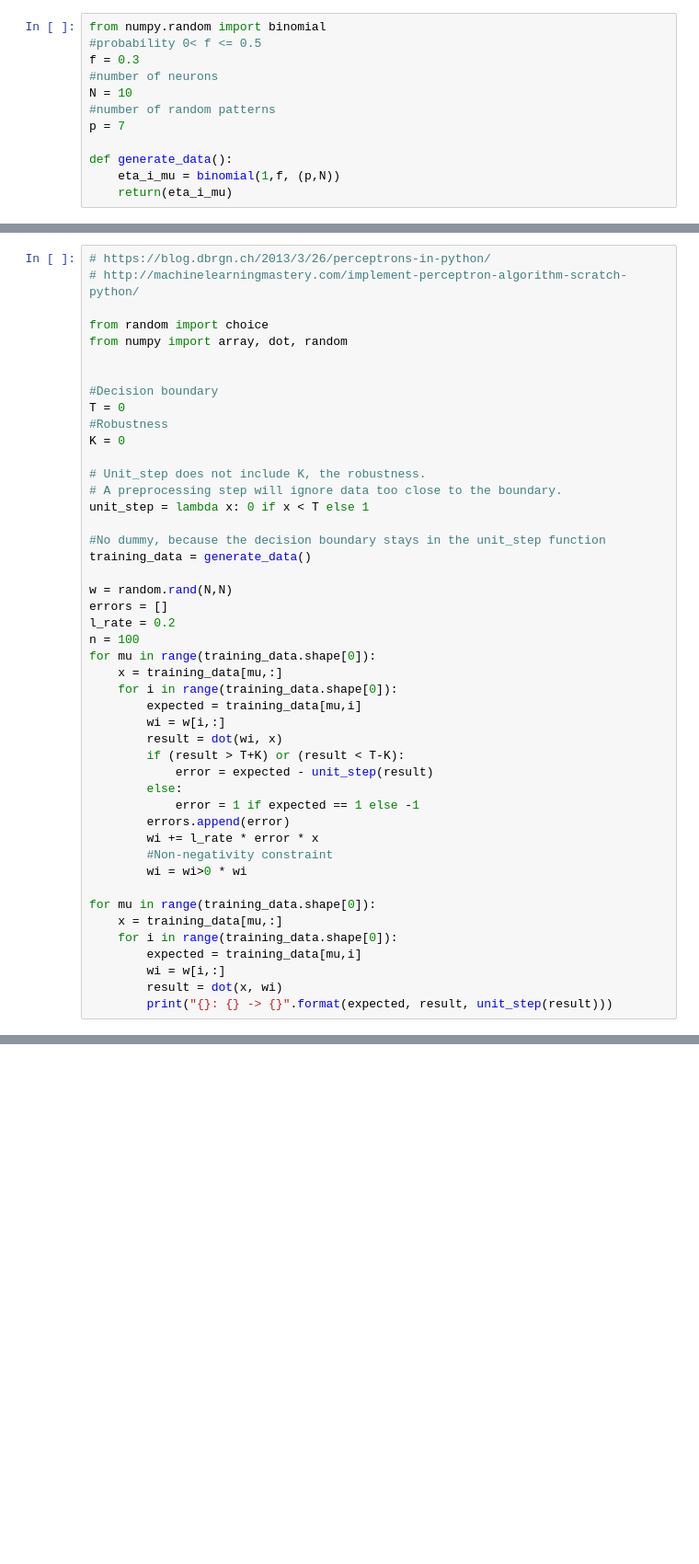
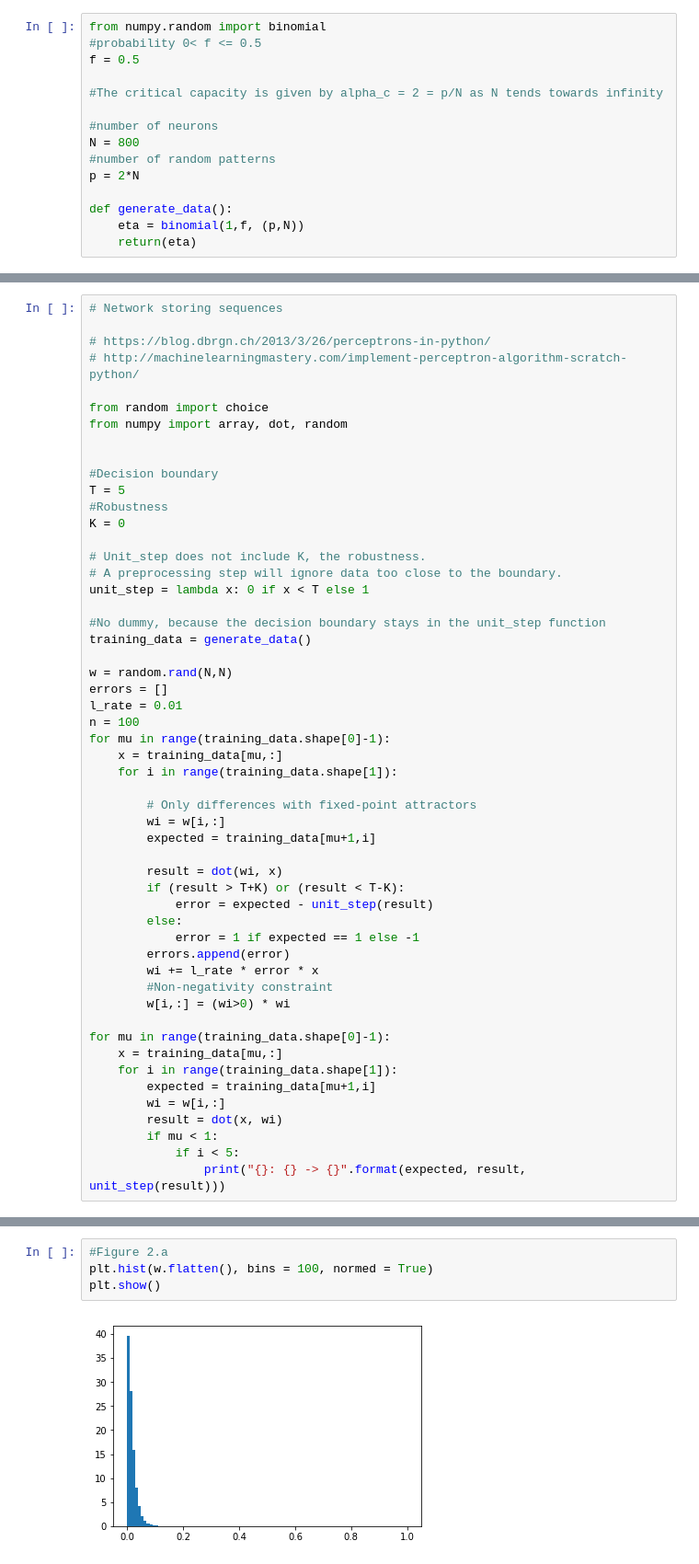
Before and after one commit to jlamweil/cortex-connect, a Jupyter notebook: main.ipynb, the cells around one changed output, grey strips where cells are left out. Shown at 92% size. Saved outputs shown, nothing was run; the diff lists cells and outputs as text; blank space fills up the shorter version.

Commit message:
added a few viz, erdnos redyi graph

```diff
--- a/main.ipynb
+++ b/main.ipynb
@@ -1,12 +5,15 @@
 # %%
 from numpy.random import binomial
 #probability 0< f <= 0.5
-f = 0.3
+f = 0.5
+
+#The critical capacity is given by alpha_c = 2 = p/N as N tends towards infinity
+
 #number of neurons
-N = 10
+N = 800
 #number of random patterns
-p = 7
+p = 2*N
 
 def generate_data():
-    eta_i_mu = binomial(1,f, (p,N))
-    return(eta_i_mu)
+    eta = binomial(1,f, (p,N))
+    return(eta)
@@ -13,4 +83,6 @@ def generate_data():
 # %%
+# Network storing sequences
+
 # https://blog.dbrgn.ch/2013/3/26/perceptrons-in-python/
 # http://machinelearningmastery.com/implement-perceptron-algorithm-scratch-python/
 
@@ -19,7 +91,7 @@ from numpy import array, dot, random
 
 
 #Decision boundary
-T = 0
+T = 5
 #Robustness
 K = 0
 
@@ -32,13 +104,16 @@ training_data = generate_data()
 
 w = random.rand(N,N)
 errors = []
-l_rate = 0.2
+l_rate = 0.01
 n = 100
-for mu in range(training_data.shape[0]):
+for mu in range(training_data.shape[0]-1):
     x = training_data[mu,:]
-    for i in range(training_data.shape[0]):
-        expected = training_data[mu,i]
+    for i in range(training_data.shape[1]):
+
+        # Only differences with fixed-point attractors
         wi = w[i,:]
+        expected = training_data[mu+1,i]
+
         result = dot(wi, x)
         if (result > T+K) or (result < T-K):
             error = expected - unit_step(result)
@@ -47,12 +122,14 @@ for mu in range(training_data.shape[0]):
         errors.append(error)
         wi += l_rate * error * x
         #Non-negativity constraint
-        wi = wi>0 * wi
+        w[i,:] = (wi>0) * wi
 
-for mu in range(training_data.shape[0]):
+for mu in range(training_data.shape[0]-1):
     x = training_data[mu,:]
-    for i in range(training_data.shape[0]):
-        expected = training_data[mu,i]
+    for i in range(training_data.shape[1]):
+        expected = training_data[mu+1,i]
         wi = w[i,:]
         result = dot(x, wi)
-        print("{}: {} -> {}".format(expected, result, unit_step(result)))
+        if mu < 1:
+            if i < 5:
+                print("{}: {} -> {}".format(expected, result, unit_step(result)))
@@ -76,0 +245,6 @@ for mu in range(training_data.shape[0]):
+# %%
+#Figure 2.a
+plt.hist(w.flatten(), bins = 100, normed = True)
+plt.show()
+# %% [output]
+[figure, added]
```
Also changed, not shown: parts of 24 cells of this notebook.
